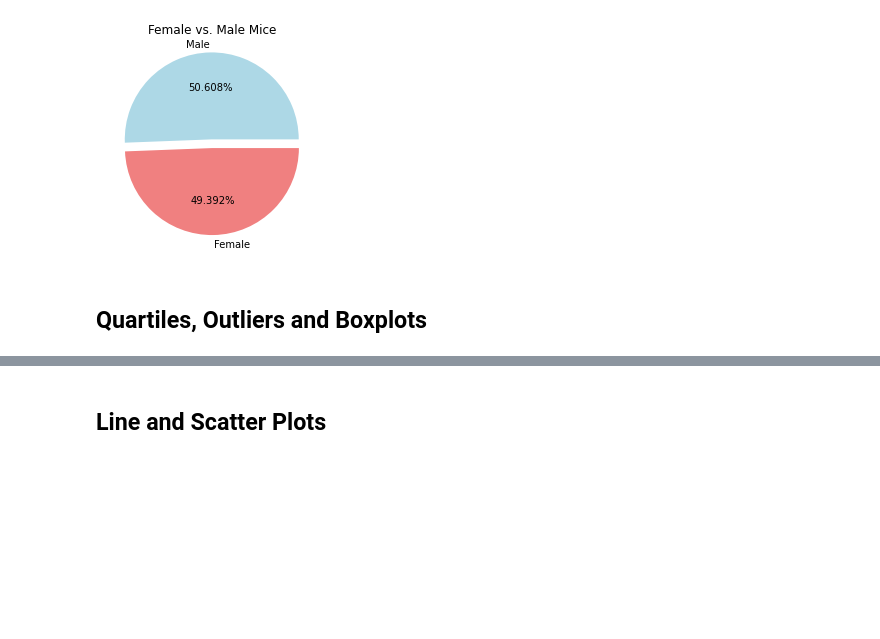
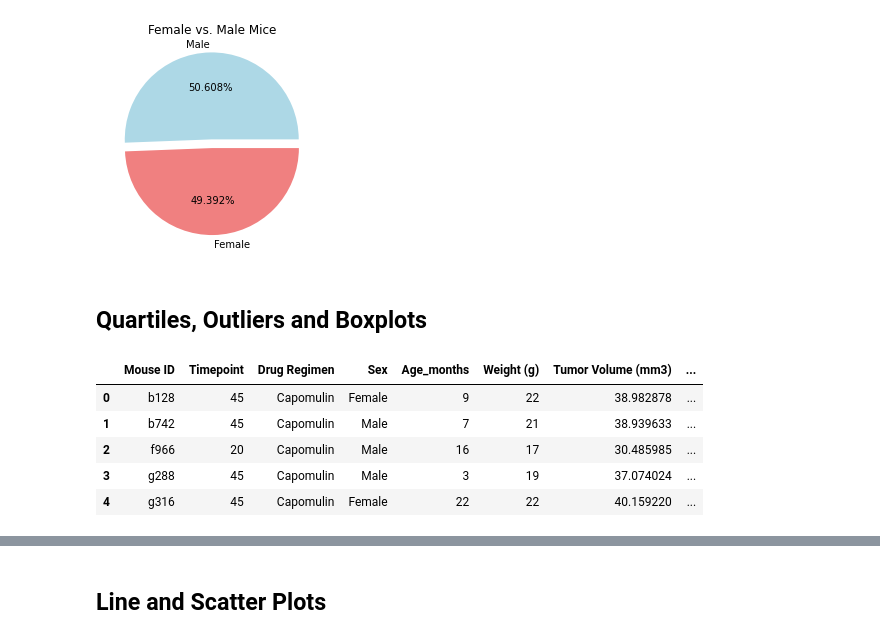
Before and after one commit to clairewkh/Matplotlib-Challenge, a Jupyter notebook: pymaceuticals_starter.ipynb, the cells around one changed output, grey strips where cells are left out. Cells and saved outputs as stored; diff of their text form; code cells hidden in the pictures; blank space fills up the shorter version.

```diff
--- a/pymaceuticals_starter.ipynb
+++ b/pymaceuticals_starter.ipynb
@@ -146,8 +150,28 @@ plt.show()
 # %%
 # Calculate the final tumor volume of each mouse across four of the treatment regimens:
 # Capomulin, Ramicane, Infubinol, and Ceftamin
+capomulin = mouse_com.loc[mouse_com['Drug Regimen']=='Capomulin', :]
+ramicane = mouse_com.loc[mouse_com['Drug Regimen']=='Ramicane', :]
+infubinol = mouse_com.loc[mouse_com['Drug Regimen']=='Infubinol', :]
+ceftamin = mouse_com.loc[mouse_com['Drug Regimen']=='Ceftamin', :]
 
 # Start by getting the last (greatest) timepoint for each mouse
-
+cap_last = pd.DataFrame(capomulin.groupby('Mouse ID').max()['Timepoint'])
+ram_last = pd.DataFrame(ramicane.groupby('Mouse ID').max()['Timepoint'])
+inf_last = pd.DataFrame(infubinol.groupby('Mouse ID').max()['Timepoint'])
+cef_last = pd.DataFrame(ceftamin.groupby('Mouse ID').max()['Timepoint'])
 
 # Merge this group df with the original dataframe to get the tumor volume at the last timepoint
+cap_merge = pd.merge(cap_last,mouse_com,how='left', on =('Mouse ID','Timepoint'))
+ram_merge = pd.merge(ram_last,mouse_com,how='left', on =('Mouse ID','Timepoint'))
+inf_merge = pd.merge(inf_last,mouse_com,how='left', on =('Mouse ID','Timepoint'))
+cef_merge = pd.merge(cef_last,mouse_com,how='left', on =('Mouse ID','Timepoint'))
+
+cap_merge.head()
+# %% [output]
+|  | Mouse ID | Timepoint | Drug Regimen | Sex | Age_months | Weight (g) | Tumor Volume (mm3) | ... |
+| 0 | b128 | 45 | Capomulin | Female | 9 | 22 | 38.982878 | ... |
+| 1 | b742 | 45 | Capomulin | Male | 7 | 21 | 38.939633 | ... |
+| 2 | f966 | 20 | Capomulin | Male | 16 | 17 | 30.485985 | ... |
+| 3 | g288 | 45 | Capomulin | Male | 3 | 19 | 37.074024 | ... |
+| 4 | g316 | 45 | Capomulin | Female | 22 | 22 | 40.159220 | ... |
```
Also changed, not shown: parts of 14 cells of this notebook.
